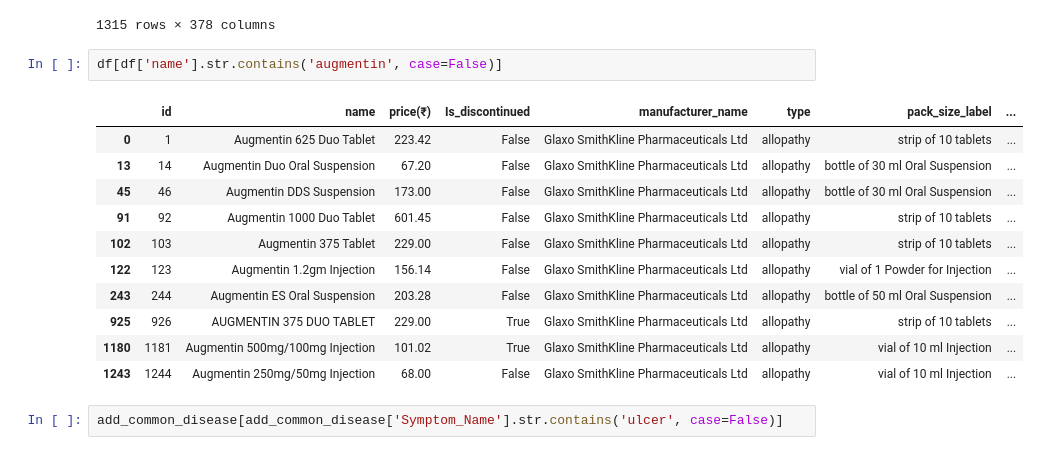
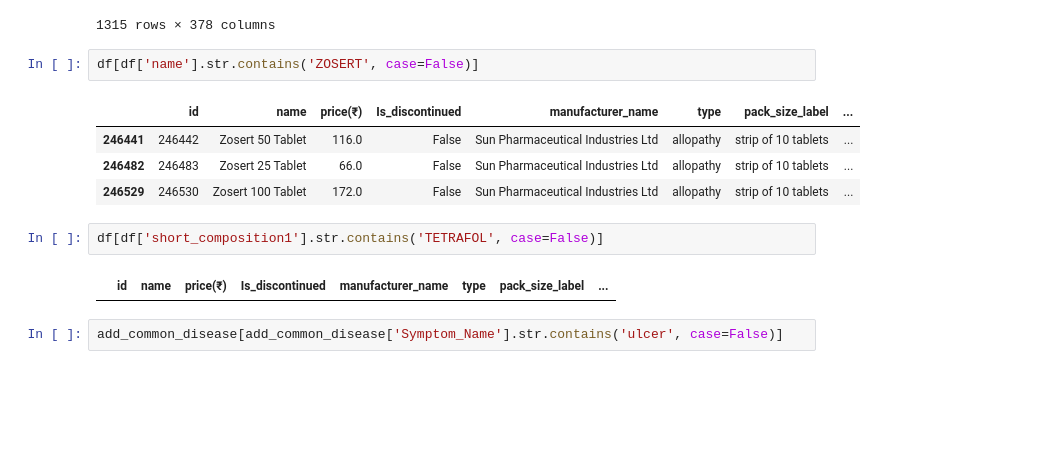
Before and after one commit to Rajaprabu9488/medical_chatbot, a Jupyter notebook: models/nlp_training.ipynb, the cells around one changed output. Saved outputs shown, nothing was run; the diff lists cells and outputs as text; blank space fills up the shorter version.

```diff
--- a/models/nlp_training.ipynb
+++ b/models/nlp_training.ipynb
@@ -349,19 +379,16 @@ disease_dataset[disease_dataset['diseases'].str.contains('ulcer', case=False)]
 | 242350 | gastroduodenal ulcer | 0 | 0 | 0 | 0 | ... |
 1315 rows × 378 columns
 # %%
-df[df['name'].str.contains('augmentin', case=False)]
+df[df['name'].str.contains('ZOSERT', case=False)]
 # %% [output]
 |  | id | name | price(₹) | Is_discontinued | manufacturer_name | type | pack_size_label | ... |
-| 0 | 1 | Augmentin 625 Duo Tablet | 223.42 | False | Glaxo SmithKline Pharmaceuticals Ltd | allopathy | strip of 10 tablets | ... |
-| 13 | 14 | Augmentin Duo Oral Suspension | 67.20 | False | Glaxo SmithKline Pharmaceuticals Ltd | allopathy | bottle of 30 ml Oral Suspension | ... |
-| 45 | 46 | Augmentin DDS Suspension | 173.00 | False | Glaxo SmithKline Pharmaceuticals Ltd | allopathy | bottle of 30 ml Oral Suspension | ... |
-| 91 | 92 | Augmentin 1000 Duo Tablet | 601.45 | False | Glaxo SmithKline Pharmaceuticals Ltd | allopathy | strip of 10 tablets | ... |
-| 102 | 103 | Augmentin 375 Tablet | 229.00 | False | Glaxo SmithKline Pharmaceuticals Ltd | allopathy | strip of 10 tablets | ... |
-| 122 | 123 | Augmentin 1.2gm Injection | 156.14 | False | Glaxo SmithKline Pharmaceuticals Ltd | allopathy | vial of 1 Powder for Injection | ... |
-| 243 | 244 | Augmentin ES Oral Suspension | 203.28 | False | Glaxo SmithKline Pharmaceuticals Ltd | allopathy | bottle of 50 ml Oral Suspension | ... |
-| 925 | 926 | AUGMENTIN 375 DUO TABLET | 229.00 | True | Glaxo SmithKline Pharmaceuticals Ltd | allopathy | strip of 10 tablets | ... |
-| 1180 | 1181 | Augmentin 500mg/100mg Injection | 101.02 | True | Glaxo SmithKline Pharmaceuticals Ltd | allopathy | vial of 10 ml Injection | ... |
-| 1243 | 1244 | Augmentin 250mg/50mg Injection | 68.00 | False | Glaxo SmithKline Pharmaceuticals Ltd | allopathy | vial of 10 ml Injection | ... |
+| 246441 | 246442 | Zosert 50 Tablet | 116.0 | False | Sun Pharmaceutical Industries Ltd | allopathy | strip of 10 tablets | ... |
+| 246482 | 246483 | Zosert 25 Tablet | 66.0 | False | Sun Pharmaceutical Industries Ltd | allopathy | strip of 10 tablets | ... |
+| 246529 | 246530 | Zosert 100 Tablet | 172.0 | False | Sun Pharmaceutical Industries Ltd | allopathy | strip of 10 tablets | ... |
+# %%
+df[df['short_composition1'].str.contains('TETRAFOL', case=False)]
+# %% [output]
+|  | id | name | price(₹) | Is_discontinued | manufacturer_name | type | pack_size_label | ... |
 # %%
 add_common_disease[add_common_disease['Symptom_Name'].str.contains('ulcer', case=False)]
 # %% [output]
```
Also changed, not shown: parts of 15 cells of this notebook, 8 other files.
